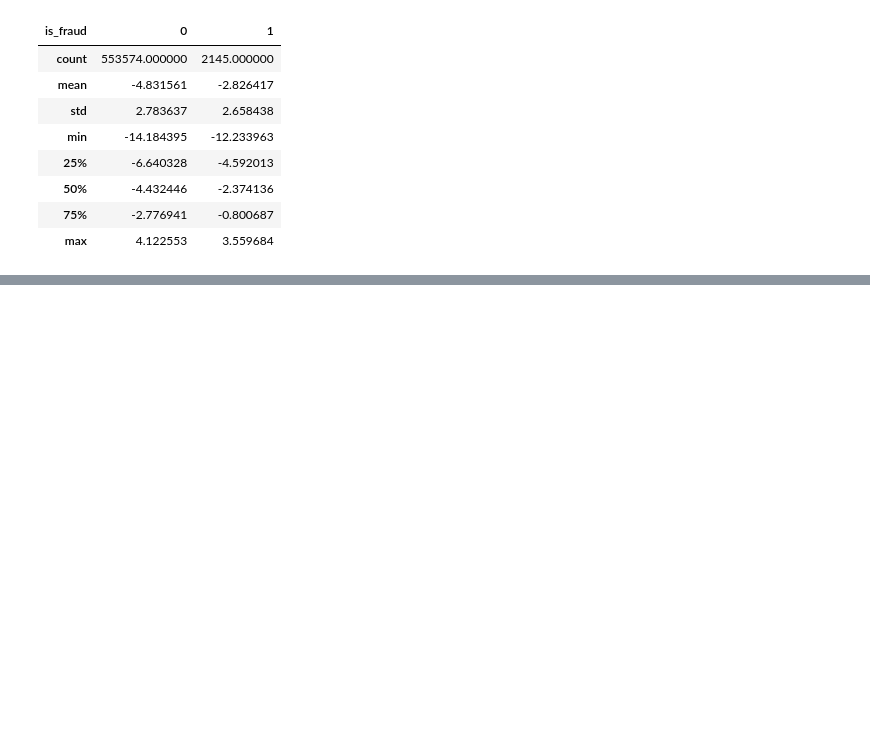
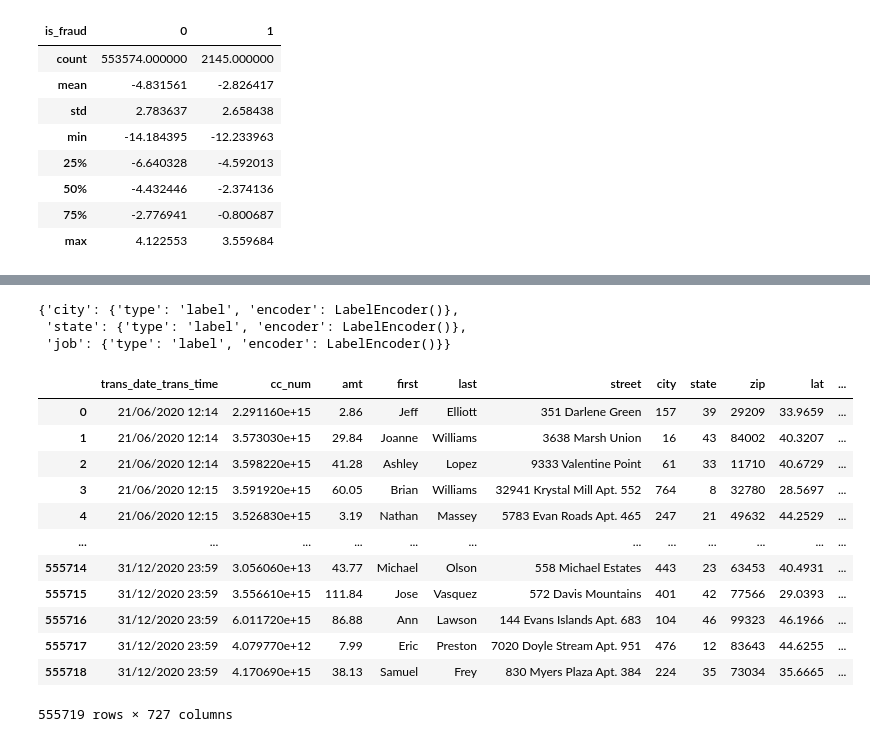
Before and after one commit to Shubham-S151/End-to-End-MLOps-Pipeline, a Jupyter notebook: notebooks/Credit_Card_Fraud_Data/5_Feature_Engineering_Analysis.ipynb, the cells around one changed output, grey strips where cells are left out. Saved outputs shown, nothing was run; the diff lists cells and outputs as text; code cells hidden in the pictures; blank space fills up the shorter version.

```diff
--- a/notebooks/Credit_Card_Fraud_Data/5_Feature_Engineering_Analysis.ipynb
+++ b/notebooks/Credit_Card_Fraud_Data/5_Feature_Engineering_Analysis.ipynb
@@ -78,0 +158,2 @@ data.groupby(by = "is_fraud")["log_amt_per_pop"].describe().T
+# %%
+data,encod_dict = fit_encode_data(data,cat_cols_encoding)
@@ -78,0 +169,57 @@ data.groupby(by = "is_fraud")["log_amt_per_pop"].describe().T
+# %%
+encod_dict
+# %% [output]
+{'city': {'type': 'label', 'encoder': LabelEncoder()},
+ 'state': {'type': 'label', 'encoder': LabelEncoder()},
+ 'job': {'type': 'label', 'encoder': LabelEncoder()}}
+# %%
+def encode_data(data, encoder_dict):
+    data = data.copy()
+
+    for col, info in encoder_dict.items():
+        if info["type"] == "label":
+            le = info["encoder"]
+            data[col] = le.transform(data[col])
+
+        elif info["type"] == "one_hot":
+            ohe = info["encoder"]
+            transformed = ohe.transform(data[[col]])
+
+            cols = [f"{col}_{c}" for c in ohe.categories_[0]]
+
+            if info["drop_first"]:
+                transformed = transformed[:, 1:]
+                cols = cols[1:]
+
+            df_ohe = pd.DataFrame(transformed, columns=cols, index=data.index)
+            data = pd.concat([data.drop(columns=[col]), df_ohe], axis=1)
+
+        elif info["type"] == "dummie":
+            dummies = pd.get_dummies(data[col], prefix=col)
+
+            # Align with training columns
+            for c in info["columns"]:
+                if c not in dummies:
+                    dummies[c] = 0
+
+            dummies = dummies[info["columns"]]
+
+            data = pd.concat([data.drop(columns=[col]), dummies], axis=1)
+
+    return data
+# %%
+encode_data(data,encod_dict)
+# %% [output]
+|  | trans_date_trans_time | cc_num | amt | first | last | street | city | state | zip | lat | ... |
+| 0 | 21/06/2020 12:14 | 2.291160e+15 | 2.86 | Jeff | Elliott | 351 Darlene Green | 157 | 39 | 29209 | 33.9659 | ... |
+| 1 | 21/06/2020 12:14 | 3.573030e+15 | 29.84 | Joanne | Williams | 3638 Marsh Union | 16 | 43 | 84002 | 40.3207 | ... |
+| 2 | 21/06/2020 12:14 | 3.598220e+15 | 41.28 | Ashley | Lopez | 9333 Valentine Point | 61 | 33 | 11710 | 40.6729 | ... |
+| 3 | 21/06/2020 12:15 | 3.591920e+15 | 60.05 | Brian | Williams | 32941 Krystal Mill Apt. 552 | 764 | 8 | 32780 | 28.5697 | ... |
+| 4 | 21/06/2020 12:15 | 3.526830e+15 | 3.19 | Nathan | Massey | 5783 Evan Roads Apt. 465 | 247 | 21 | 49632 | 44.2529 | ... |
+| ... | ... | ... | ... | ... | ... | ... | ... | ... | ... | ... | ... |
+| 555714 | 31/12/2020 23:59 | 3.056060e+13 | 43.77 | Michael | Olson | 558 Michael Estates | 443 | 23 | 63453 | 40.4931 | ... |
+| 555715 | 31/12/2020 23:59 | 3.556610e+15 | 111.84 | Jose | Vasquez | 572 Davis Mountains | 401 | 42 | 77566 | 29.0393 | ... |
+| 555716 | 31/12/2020 23:59 | 6.011720e+15 | 86.88 | Ann | Lawson | 144 Evans Islands Apt. 683 | 104 | 46 | 99323 | 46.1966 | ... |
+| 555717 | 31/12/2020 23:59 | 4.079770e+12 | 7.99 | Eric | Preston | 7020 Doyle Stream Apt. 951 | 476 | 12 | 83643 | 44.6255 | ... |
+| 555718 | 31/12/2020 23:59 | 4.170690e+15 | 38.13 | Samuel | Frey | 830 Myers Plaza Apt. 384 | 224 | 35 | 73034 | 35.6665 | ... |
+555719 rows × 727 columns
```
Also changed, not shown: parts of 6 cells of this notebook.
